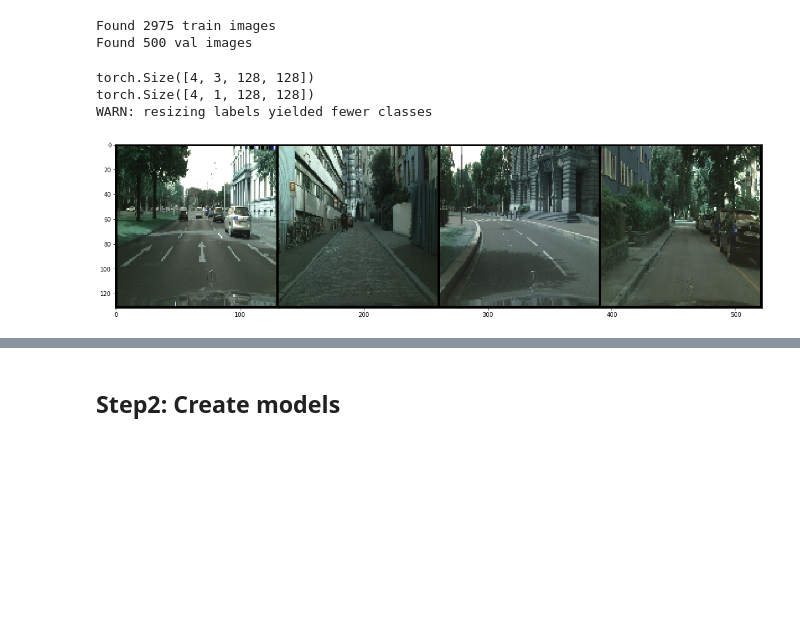
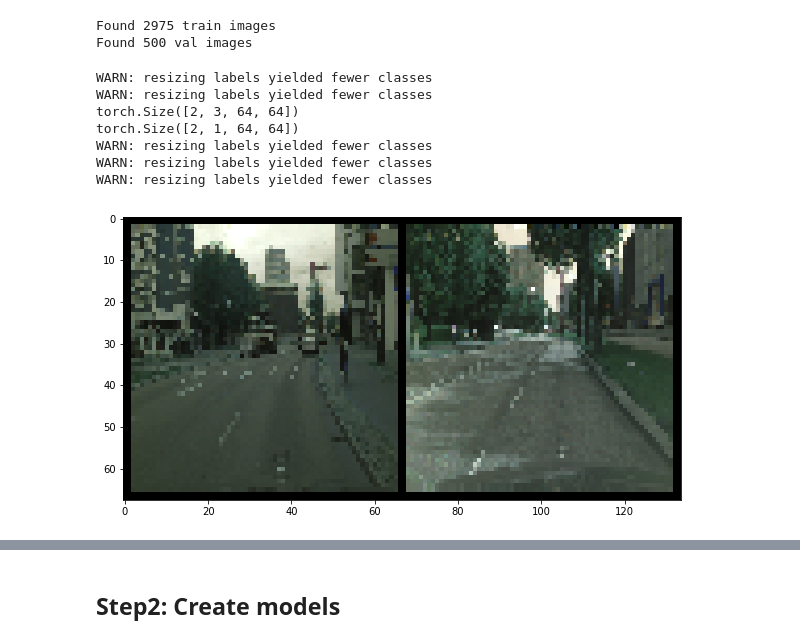
Before and after one commit to KushajveerSingh/SPADE-PyTorch, a Jupyter notebook: src/notebooks/train_model.ipynb, the cells around one changed output, grey strips where cells are left out. Saved outputs shown, nothing was run; the diff lists cells and outputs as text; code cells hidden in the pictures; blank space fills up the shorter version.

```diff
--- a/src/notebooks/train_model.ipynb
+++ b/src/notebooks/train_model.ipynb
@@ -27,7 +30,7 @@ dataset = {
 
 data = {
     x: torch.utils.data.DataLoader(dataset[x],
-                  batch_size=4,
+                  batch_size=2,
                   shuffle=True,
                   num_workers=4) for x in ['train', 'val']
 }
@@ -41,21 +44,25 @@ img, seg = next(iterator)
 print(img.size())
 print(seg.size())
 # %% [output]
-torch.Size([4, 3, 128, 128])
-torch.Size([4, 1, 128, 128])
 WARN: resizing labels yielded fewer classes
+WARN: resizing labels yielded fewer classes
+torch.Size([2, 3, 64, 64])
+torch.Size([2, 1, 64, 64])
+WARN: resizing labels yielded fewer classes
+WARN: resizing labels yielded fewer classes
+WARN: resizing labels yielded fewer classes
 # %%
-plt.rcParams['figure.figsize'] = (20, 12)
+plt.rcParams['figure.figsize'] = (10, 6)
 # Plotting functions for true image
 def imshow(img):
     img = img.numpy().transpose((1, 2, 0))
     plt.imshow(img)
     plt.pause(0.001)
 
 grid_img = torchvision.utils.make_grid(img, nrow=4)
 imshow(grid_img)
 # %% [output]
-[figure, old version]
+[figure, new version]
 # %%
 segmap = torch.zeros(seg.size(0), 3, seg.size(2), seg.size(3))
 # Plotting function for segmentation task
```
Also changed, not shown: parts of 10 cells of this notebook, 3 other files.
